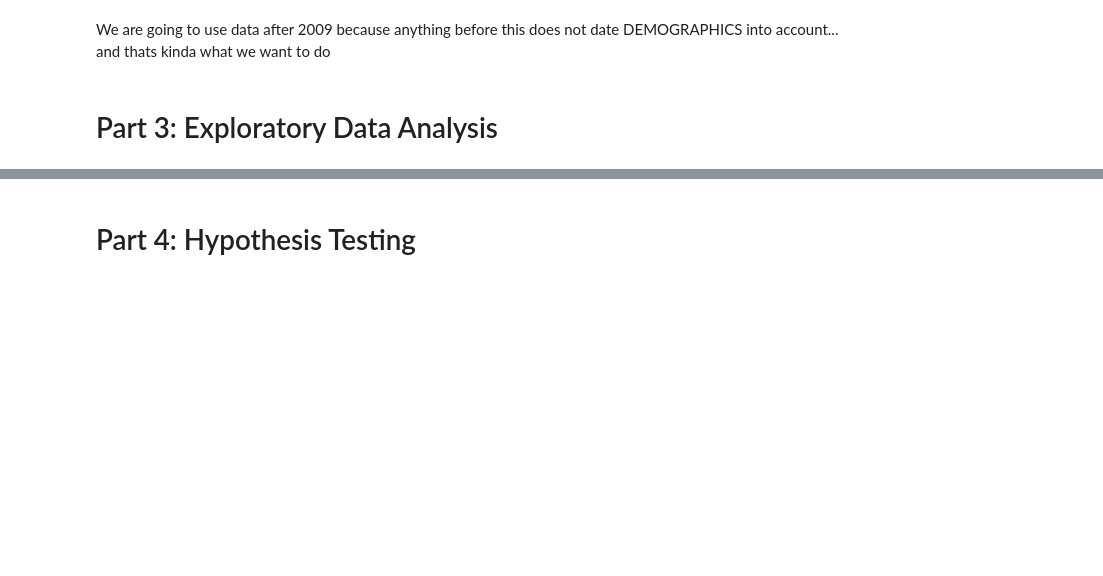
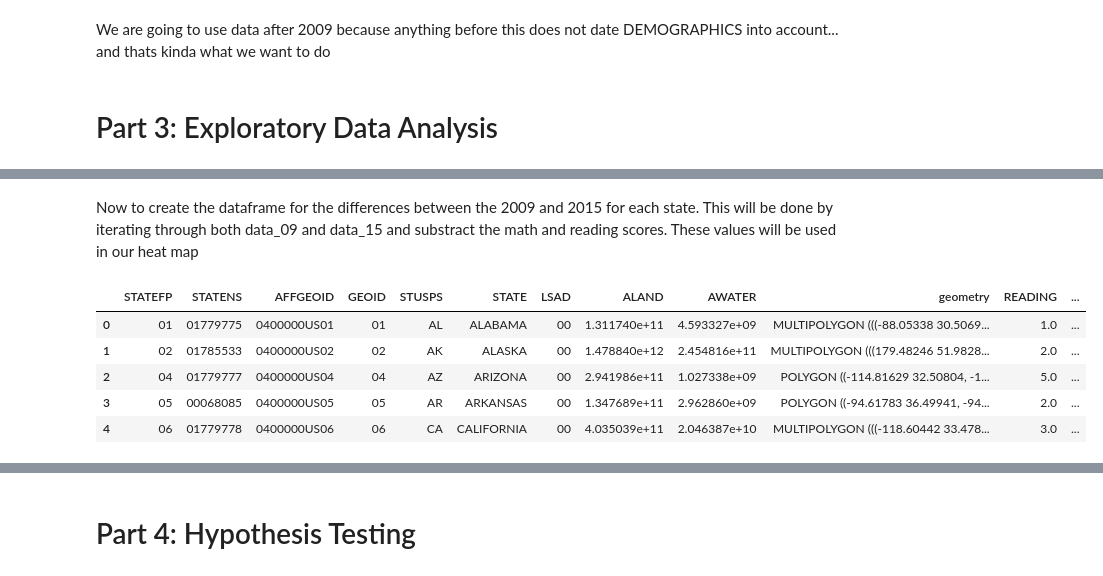
Before and after one commit to rohanondkar/rohanondkar.github.io, a Jupyter notebook: final.ipynb, the cells around one changed output, grey strips where cells are left out. Cells and saved outputs as stored; diff of their text form; code cells hidden in the pictures; blank space fills up the shorter version.

```diff
--- a/final.ipynb
+++ b/final.ipynb
@@ -80,0 +86,4 @@ curr = len(school.index)
+# %%
+#reading shapefile to get geometric coordinates (MULTIPOLYGON objects)
+states = geopandas.read_file("cb_2018_us_state_500k.shp")
+states.head()
@@ -80,0 +154,25 @@ curr = len(school.index)
+# %% [markdown]
+Now to create the dataframe for the differences between the 2009 and 2015 for each state. This will be done by iterating through both data_09 and data_15 and substract the math and reading scores. These values will be used in our heat map
+# %%
+differences = pd.DataFrame()
+differences['STATE'] = data_15['STATE']
+
+for i, row in data_09.iterrows():
+    read_val2009 = float(data_09.at[i, "G04_A_A_READING"])
+    read_val2015 = float(data_15.at[i, "G04_A_A_READING"])
+    reading_difference = read_val2015 - read_val2009
+    differences.at[i, 'READING'] = reading_difference
+    math_val2009 = float(data_09.at[i, "G04_A_A_MATHEMATICS"])
+    math_val2015 = float(data_15.at[i, "G04_A_A_MATHEMATICS"])
+    math_difference = math_val2015 - math_val2009
+    differences.at[i, 'MATH'] = math_difference
+differences.head()
+map_data = coordinates.merge(differences, on="STATE")
+map_data.head()
+# %% [output]
+|  | STATEFP | STATENS | AFFGEOID | GEOID | STUSPS | STATE | LSAD | ALAND | AWATER | geometry | READING | ... |
+| 0 | 01 | 01779775 | 0400000US01 | 01 | AL | ALABAMA | 00 | 1.311740e+11 | 4.593327e+09 | MULTIPOLYGON (((-88.05338 30.5069... | 1.0 | ... |
+| 1 | 02 | 01785533 | 0400000US02 | 02 | AK | ALASKA | 00 | 1.478840e+12 | 2.454816e+11 | MULTIPOLYGON (((179.48246 51.9828... | 2.0 | ... |
+| 2 | 04 | 01779777 | 0400000US04 | 04 | AZ | ARIZONA | 00 | 2.941986e+11 | 1.027338e+09 | POLYGON ((-114.81629 32.50804, -1... | 5.0 | ... |
+| 3 | 05 | 00068085 | 0400000US05 | 05 | AR | ARKANSAS | 00 | 1.347689e+11 | 2.962860e+09 | POLYGON ((-94.61783 36.49941, -94... | 2.0 | ... |
+| 4 | 06 | 01779778 | 0400000US06 | 06 | CA | CALIFORNIA | 00 | 4.035039e+11 | 2.046387e+10 | MULTIPOLYGON (((-118.60442 33.478... | 3.0 | ... |
```
Also changed, not shown: parts of 13 cells of this notebook, 7 other files.
